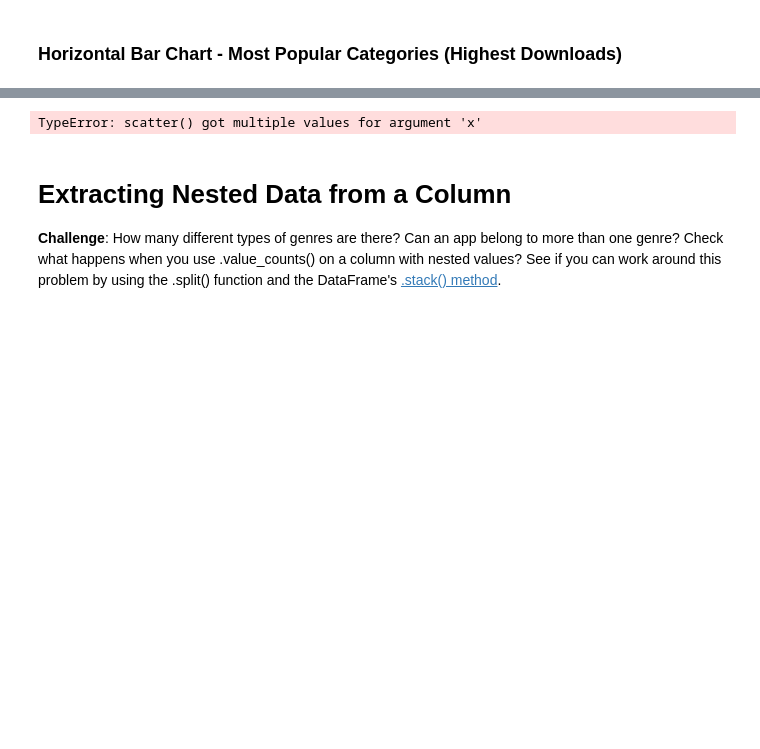
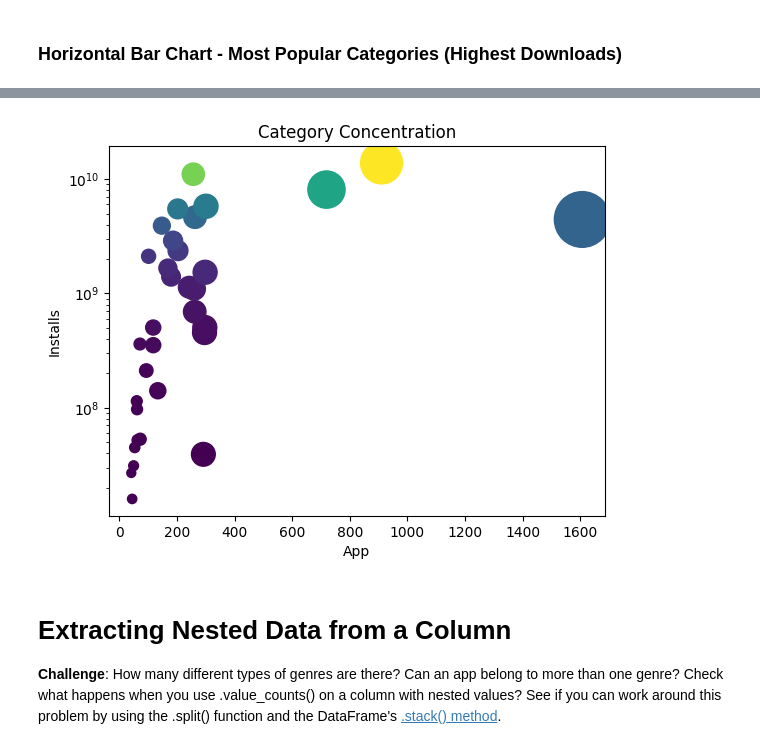
Before and after one commit to staixo/Python100day, a Jupyter notebook: Advanced/Datascience/AndroidAppStore/Google Play Store App Analytics.ipynb, the cells around one changed output, grey strips where cells are left out. Cells and saved outputs as stored; diff of their text form; code cells hidden in the pictures; blank space fills up the shorter version.

```diff
--- a/Advanced/Datascience/AndroidAppStore/Google Play Store App Analytics.ipynb
+++ b/Advanced/Datascience/AndroidAppStore/Google Play Store App Analytics.ipynb
@@ -453,17 +453,19 @@ h_bar.show()
 <img src=https://imgur.com/cHsqh6a.png>
 
 *Hint*: Use the size, hover_name and color parameters in .scatter(). To scale the yaxis, call .update_layout() and specify that the yaxis should be on a log-scale like so: yaxis=dict(type='log')
-# %%
-
-plt.scatter(category_installs, x='App', # column name
-                    y='Installs',
-                    title='Category Concentration',
-                    size='App',
-                    hover_name=category_installs.index,
-                    color='Installs')
-plt.yscale('log')
-# %% [output]
-TypeError: scatter() got multiple values for argument 'x'
+# %%
+plt.scatter(category_installs['App'], # x-axis data
+            category_installs['Installs'], # y-axis data
+            s=category_installs['App'], # size of the points based on 'App' column
+            c=category_installs['Installs']) # color of the points based on 'Installs' column
+
+plt.yscale('log')
+plt.title('Category Concentration')
+plt.xlabel('App')
+plt.ylabel('Installs')
+plt.show()
+# %% [output]
+[figure, added]
 # %% [markdown]
 # Extracting Nested Data from a Column
 
```
Also changed, not shown: parts of 8 cells of this notebook.
